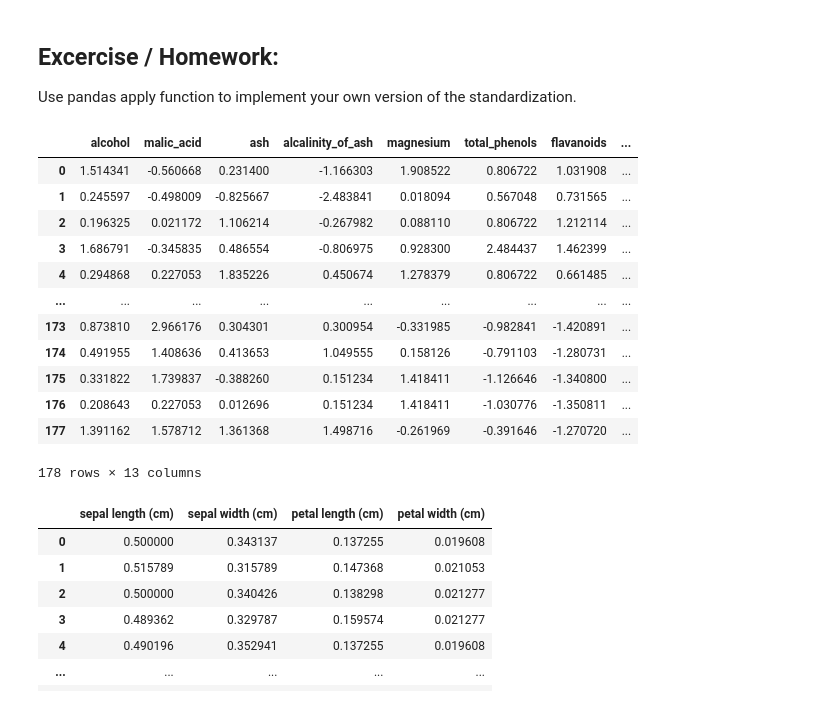
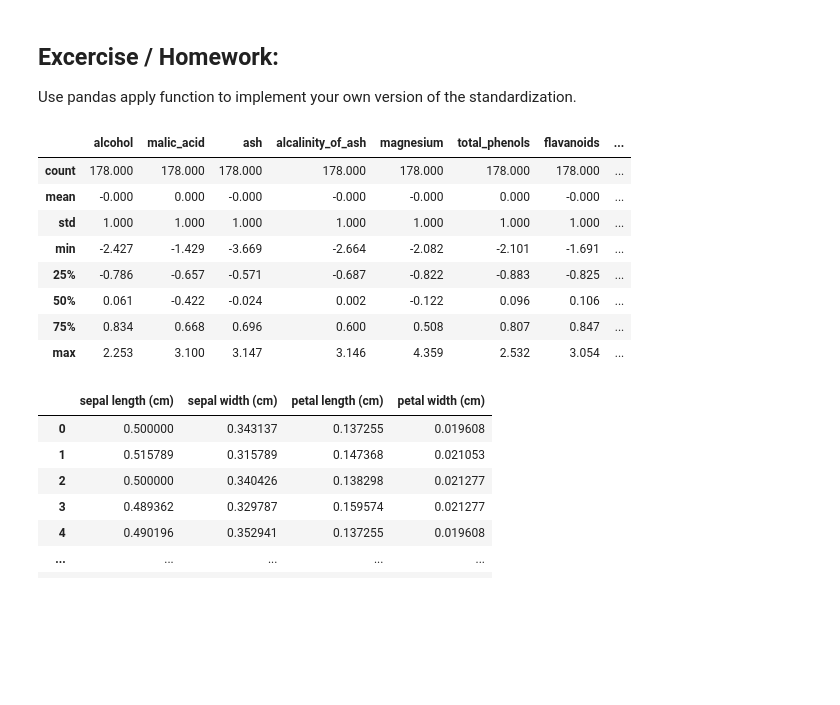
Before and after one commit to Bialkasss/Data-mining, a Jupyter notebook: Pre-processing/dm_data_preprocessing.ipynb, the cells around one changed output. Drawn from its saved outputs; the diff is of its cells as text; code cells hidden in the pictures; blank space fills up the shorter version.

```diff
--- a/Pre-processing/dm_data_preprocessing.ipynb
+++ b/Pre-processing/dm_data_preprocessing.ipynb
@@ -360,26 +356,22 @@ Use pandas apply function to implement your own version of the standardization.
 # %%
 def standarize(df, x, col):
   xi = (x - df[col].mean())/ df[col].std()
   return xi
 
 X2 = pd.DataFrame(columns = X.columns)
 for column in X.columns:
   X2[column] = X[column].apply(lambda x: standarize(X,x,column))
-X2
+X2.describe().round(3)
 # %% [output]
 |  | alcohol | malic_acid | ash | alcalinity_of_ash | magnesium | total_phenols | flavanoids | ... |
-| 0 | 1.514341 | -0.560668 | 0.231400 | -1.166303 | 1.908522 | 0.806722 | 1.031908 | ... |
-| 1 | 0.245597 | -0.498009 | -0.825667 | -2.483841 | 0.018094 | 0.567048 | 0.731565 | ... |
-| 2 | 0.196325 | 0.021172 | 1.106214 | -0.267982 | 0.088110 | 0.806722 | 1.212114 | ... |
-| 3 | 1.686791 | -0.345835 | 0.486554 | -0.806975 | 0.928300 | 2.484437 | 1.462399 | ... |
-| 4 | 0.294868 | 0.227053 | 1.835226 | 0.450674 | 1.278379 | 0.806722 | 0.661485 | ... |
-| ... | ... | ... | ... | ... | ... | ... | ... | ... |
-| 173 | 0.873810 | 2.966176 | 0.304301 | 0.300954 | -0.331985 | -0.982841 | -1.420891 | ... |
-| 174 | 0.491955 | 1.408636 | 0.413653 | 1.049555 | 0.158126 | -0.791103 | -1.280731 | ... |
-| 175 | 0.331822 | 1.739837 | -0.388260 | 0.151234 | 1.418411 | -1.126646 | -1.340800 | ... |
-| 176 | 0.208643 | 0.227053 | 0.012696 | 0.151234 | 1.418411 | -1.030776 | -1.350811 | ... |
-| 177 | 1.391162 | 1.578712 | 1.361368 | 1.498716 | -0.261969 | -0.391646 | -1.270720 | ... |
+| count | 178.000 | 178.000 | 178.000 | 178.000 | 178.000 | 178.000 | 178.000 | ... |
+| mean | -0.000 | 0.000 | -0.000 | -0.000 | -0.000 | 0.000 | -0.000 | ... |
+| std | 1.000 | 1.000 | 1.000 | 1.000 | 1.000 | 1.000 | 1.000 | ... |
+| min | -2.427 | -1.429 | -3.669 | -2.664 | -2.082 | -2.101 | -1.691 | ... |
+| 25% | -0.786 | -0.657 | -0.571 | -0.687 | -0.822 | -0.883 | -0.825 | ... |
+| 50% | 0.061 | -0.422 | -0.024 | 0.002 | -0.122 | 0.096 | 0.106 | ... |
+| 75% | 0.834 | 0.668 | 0.696 | 0.600 | 0.508 | 0.807 | 0.847 | ... |
+| max | 2.253 | 3.100 | 3.147 | 3.146 | 4.359 | 2.532 | 3.054 | ... |
-178 rows × 13 columns
 # %%
 from sklearn.preprocessing import Normalizer
 X=pd.DataFrame(iris.data, columns = iris.feature_names)
```
Also changed, not shown: parts of 6 cells of this notebook.
